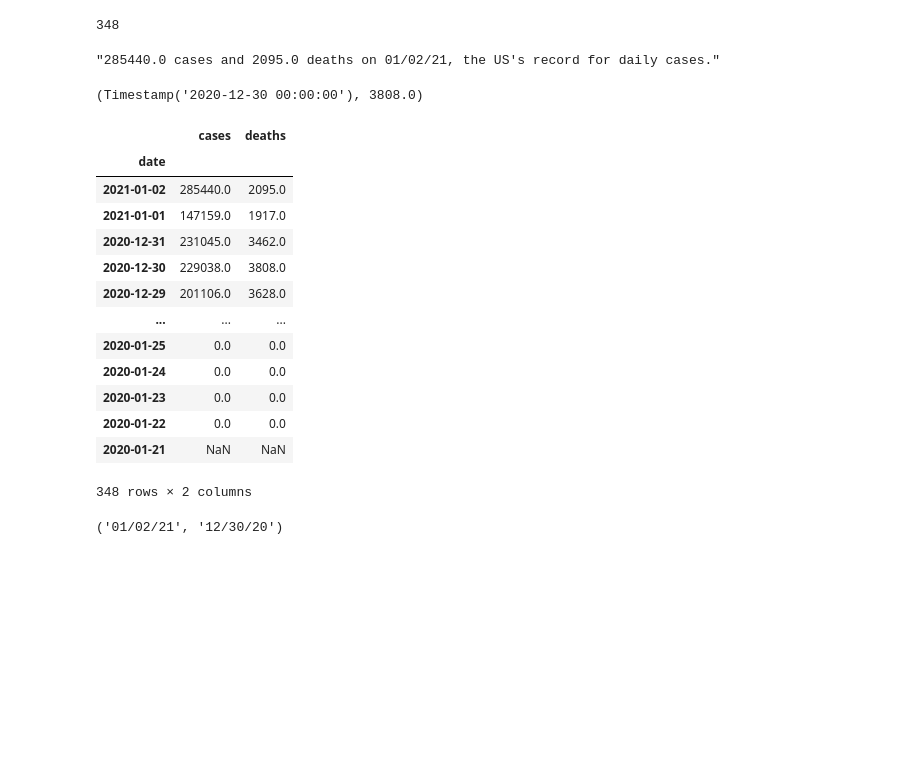
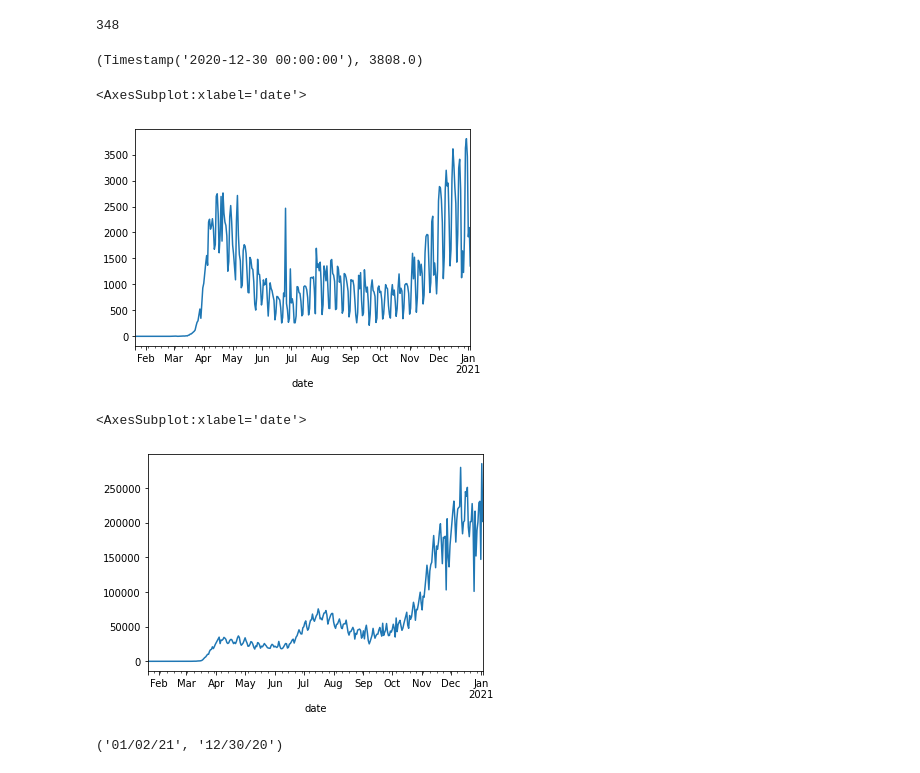
Before and after one commit to kylemichaelreaves/covid19, a Jupyter notebook: covid19_us.ipynb, the cells around one changed output. Cells and saved outputs as stored; diff of their text form; code cells hidden in the pictures; blank space fills up the shorter version.

```diff
--- a/covid19_us.ipynb
+++ b/covid19_us.ipynb
@@ -183,29 +187,18 @@ Index(['Jan-2021', 'Dec-2020', 'Nov-2020', 'Oct-2020', 'Sep-2020', 'Aug-2020',
 len([i.month for i in df.index.unique()])
 # %% [output]
 348
-# %%
-yesterday()
-# %% [output]
-"285440.0 cases and 2095.0 deaths on 01/02/21, the US's record for daily cases."
 # %%
 daily_totals()['deaths'].idxmax(), daily_totals()['deaths'].max()
 # %% [output]
 (Timestamp('2020-12-30 00:00:00'), 3808.0)
-# %%
-daily_totals()
-# %% [output]
-|  | cases | deaths |
-| date |  |  |
-| 2021-01-02 | 285440.0 | 2095.0 |
-| 2021-01-01 | 147159.0 | 1917.0 |
-| 2020-12-31 | 231045.0 | 3462.0 |
-| 2020-12-30 | 229038.0 | 3808.0 |
-| 2020-12-29 | 201106.0 | 3628.0 |
-| ... | ... | ... |
-| 2020-01-25 | 0.0 | 0.0 |
-| 2020-01-24 | 0.0 | 0.0 |
-| 2020-01-23 | 0.0 | 0.0 |
-| 2020-01-22 | 0.0 | 0.0 |
-| 2020-01-21 | NaN | NaN |
-348 rows × 2 columns
+# %%
+daily_totals_df()['deaths'].plot()
+# %% [output]
+<AxesSubplot:xlabel='date'>
+[figure, added]
+# %%
+daily_totals_df()['cases'].plot()
+# %% [output]
+<AxesSubplot:xlabel='date'>
+[figure, added]
 # %%
```
Also changed, not shown: parts of 5 cells of this notebook.
